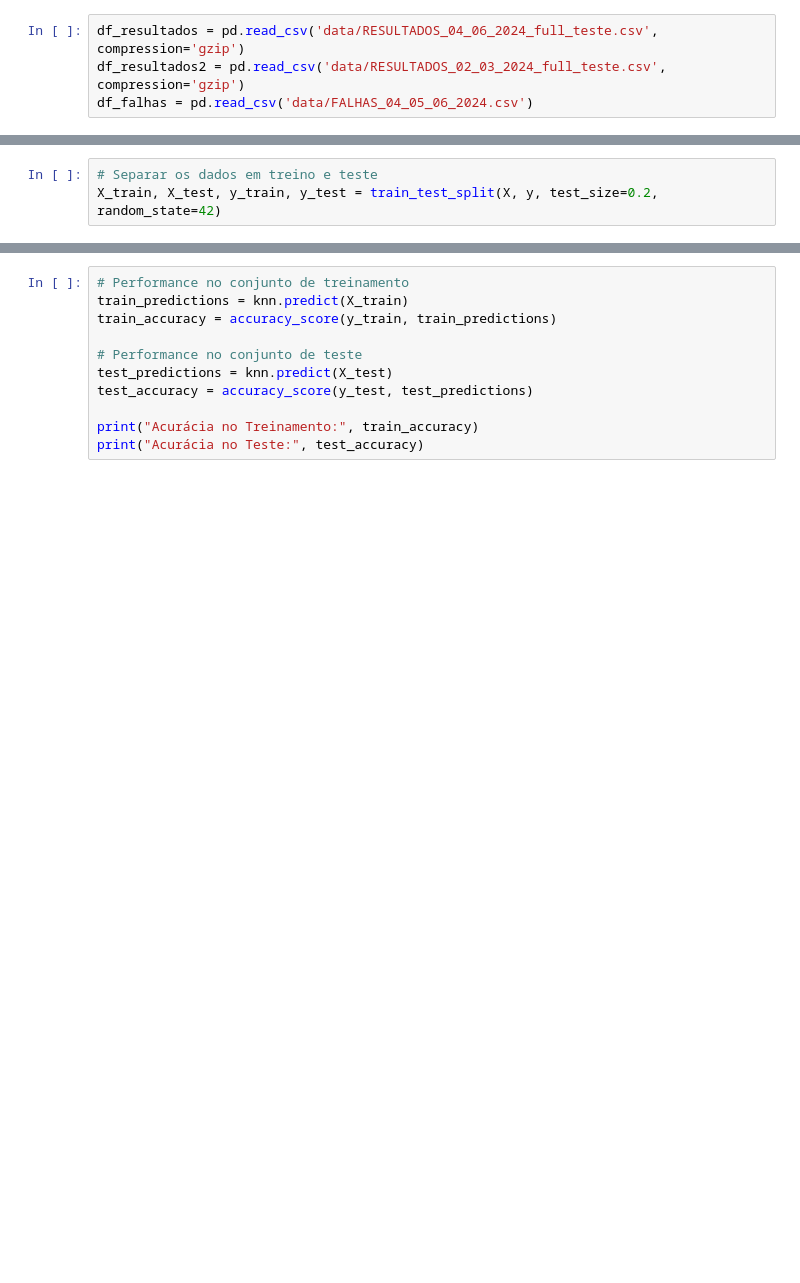
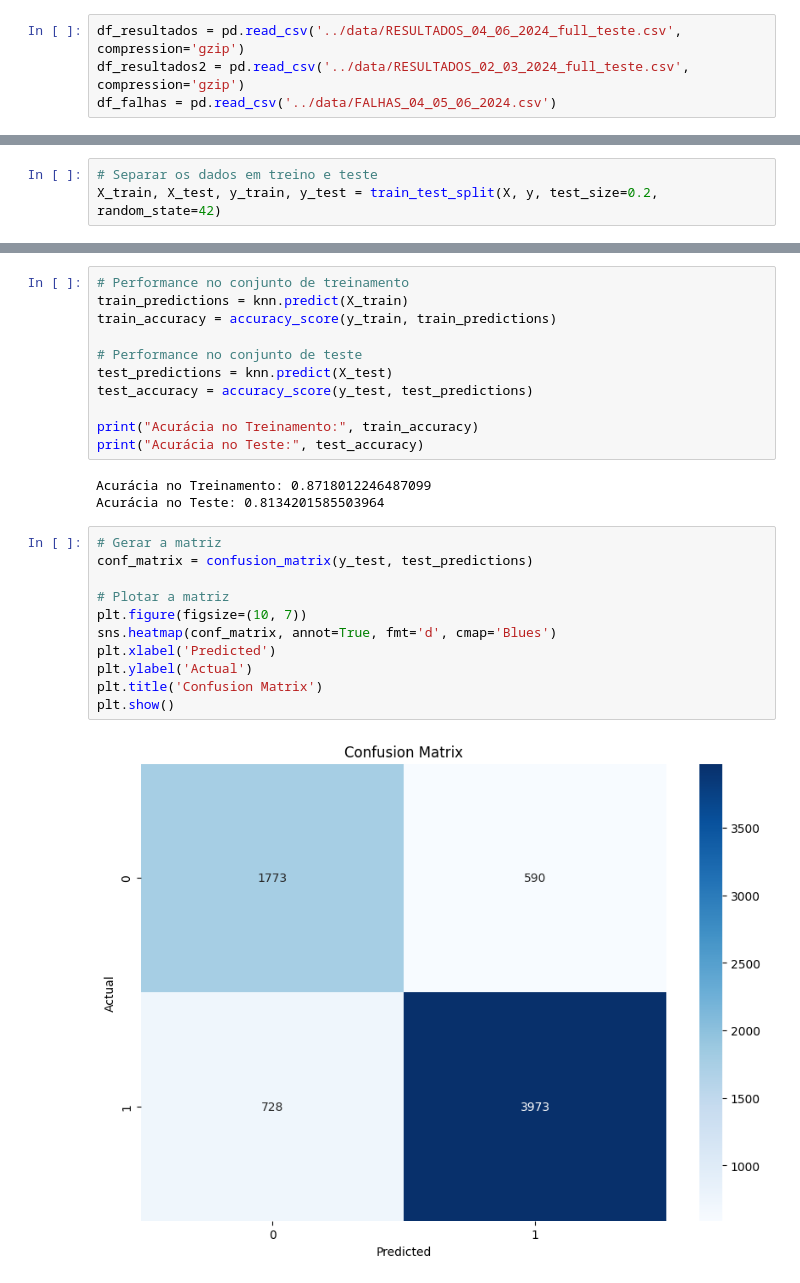
Before and after one commit to Inteli-College/2024-2A-T08-EC07-G01, a Jupyter notebook: src/notebooks/main.ipynb, the cells around one changed output, grey strips where cells are left out. Cells and saved outputs as stored; diff of their text form; blank space fills up the shorter version.

Commit message:
feat: adição matriz de confusão

```diff
--- a/src/notebooks/main.ipynb
+++ b/src/notebooks/main.ipynb
@@ -15,9 +20,9 @@ from sklearn.model_selection import train_test_split
 # %% [markdown]
 Inicializando os dados
 # %%
-df_resultados = pd.read_csv('data/RESULTADOS_04_06_2024_full_teste.csv', compression='gzip')
-df_resultados2 = pd.read_csv('data/RESULTADOS_02_03_2024_full_teste.csv', compression='gzip')
-df_falhas = pd.read_csv('data/FALHAS_04_05_06_2024.csv')
+df_resultados = pd.read_csv('../data/RESULTADOS_04_06_2024_full_teste.csv', compression='gzip')
+df_resultados2 = pd.read_csv('../data/RESULTADOS_02_03_2024_full_teste.csv', compression='gzip')
+df_falhas = pd.read_csv('../data/FALHAS_04_05_06_2024.csv')
 # %% [markdown]
 Checando os dados
 # %%
@@ -215,6 +349,22 @@ test_accuracy = accuracy_score(y_test, test_predictions)
 
 print("Acurácia no Treinamento:", train_accuracy)
 print("Acurácia no Teste:", test_accuracy)
+# %% [output]
+Acurácia no Treinamento: 0.8718012246487099
+Acurácia no Teste: 0.8134201585503964
+# %%
+# Gerar a matriz
+conf_matrix = confusion_matrix(y_test, test_predictions)
+
+# Plotar a matriz
+plt.figure(figsize=(10, 7))
+sns.heatmap(conf_matrix, annot=True, fmt='d', cmap='Blues')
+plt.xlabel('Predicted')
+plt.ylabel('Actual')
+plt.title('Confusion Matrix')
+plt.show()
+# %% [output]
+[figure, added]
 # %%
 # Analisa quantos valores são 1 e quantos 0 das falhas
 print(y_train.value_counts())
```
Also changed, not shown: parts of 18 cells of this notebook.
